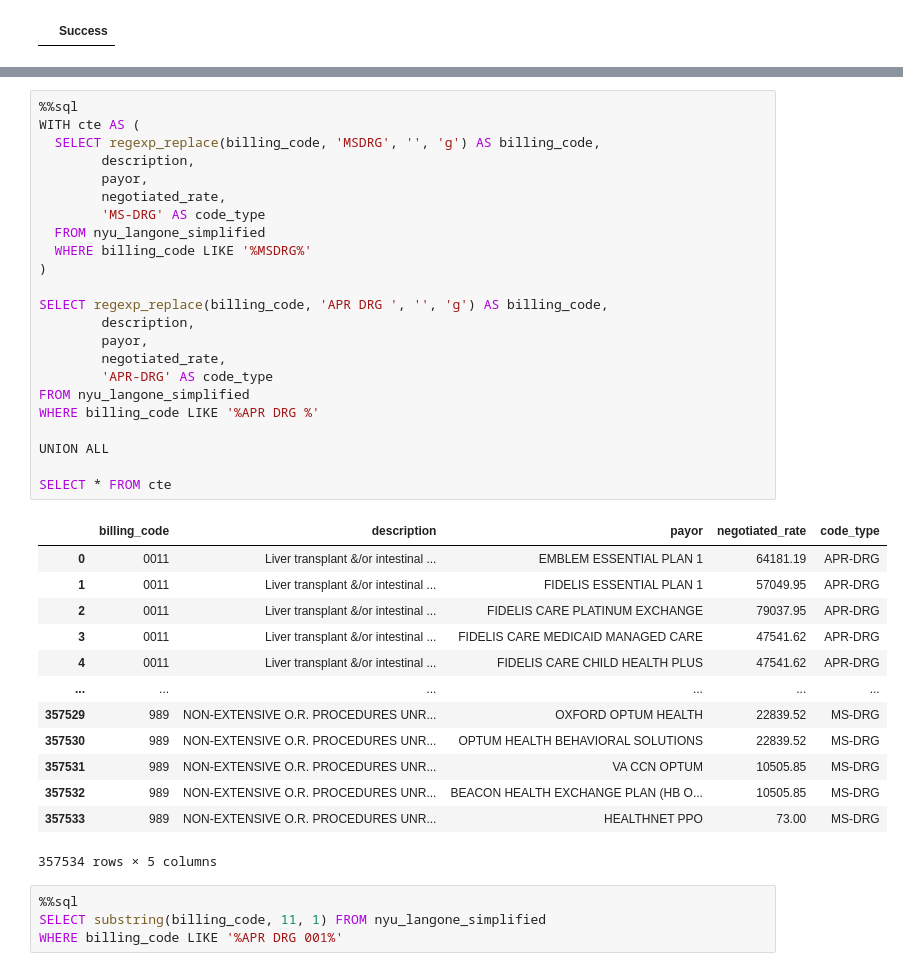
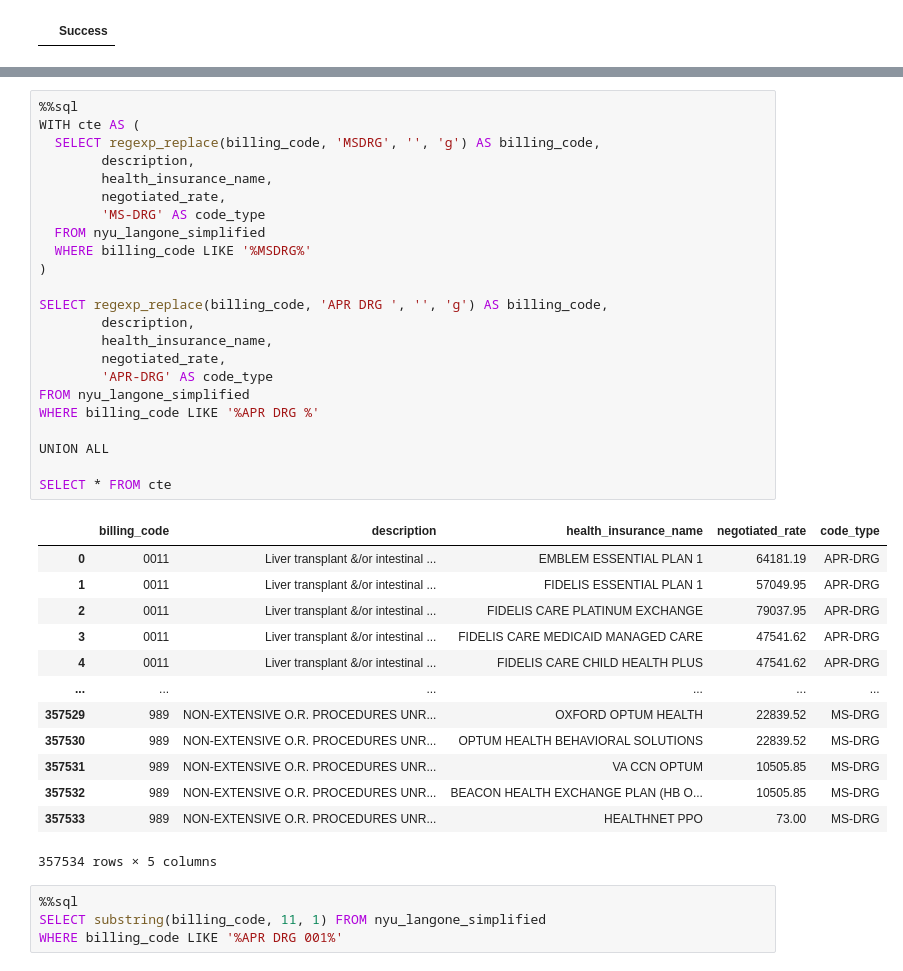
Before and after one commit to onefact/data_build_tool_payless.health, a Jupyter notebook: notebooks/EIN_133971298_NYU-langone.ipynb, the cells around one changed output, grey strips where cells are left out. Drawn from its saved outputs; the diff is of its cells as text.

```diff
--- a/notebooks/EIN_133971298_NYU-langone.ipynb
+++ b/notebooks/EIN_133971298_NYU-langone.ipynb
@@ -2197,28 +2200,28 @@ WHERE billing_code LIKE '%MSDRG%'
 # %%
 %%sql
 WITH cte AS (
   SELECT regexp_replace(billing_code, 'MSDRG', '', 'g') AS billing_code,
         description,
-        payor,
+        health_insurance_name,
         negotiated_rate,
         'MS-DRG' AS code_type
   FROM nyu_langone_simplified
   WHERE billing_code LIKE '%MSDRG%'
 )
 
 SELECT regexp_replace(billing_code, 'APR DRG ', '', 'g') AS billing_code,
         description,
-        payor,
+        health_insurance_name,
         negotiated_rate,
         'APR-DRG' AS code_type
 FROM nyu_langone_simplified
 WHERE billing_code LIKE '%APR DRG %'
 
 UNION ALL
 
 SELECT * FROM cte
 # %% [output]
-|  | billing_code | description | payor | negotiated_rate | code_type |
+|  | billing_code | description | health_insurance_name | negotiated_rate | code_type |
 | 0 | 0011 | Liver transplant &/or intestinal ... | EMBLEM ESSENTIAL PLAN 1 | 64181.19 | APR-DRG |
 | 1 | 0011 | Liver transplant &/or intestinal ... | FIDELIS ESSENTIAL PLAN 1 | 57049.95 | APR-DRG |
 | 2 | 0011 | Liver transplant &/or intestinal ... | FIDELIS CARE PLATINUM EXCHANGE | 79037.95 | APR-DRG |
```
Also changed, not shown: parts of 9 cells of this notebook, 3 other files.
